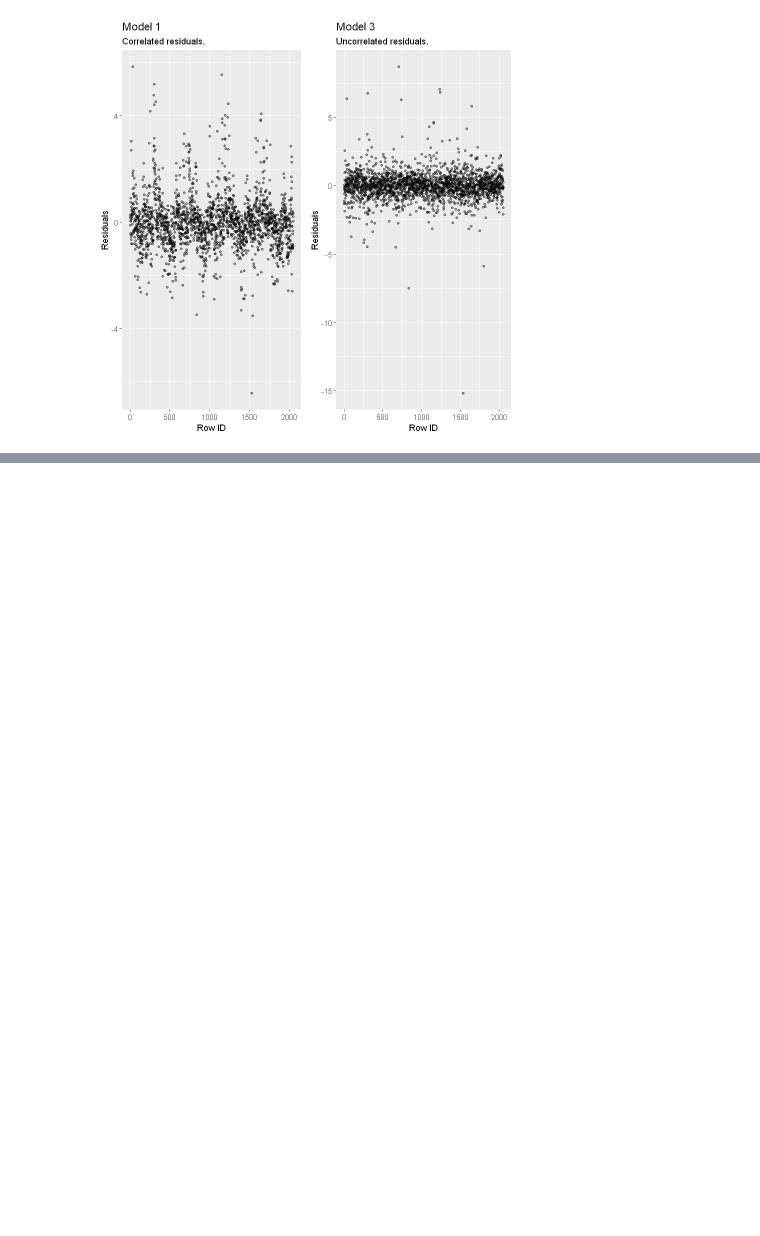
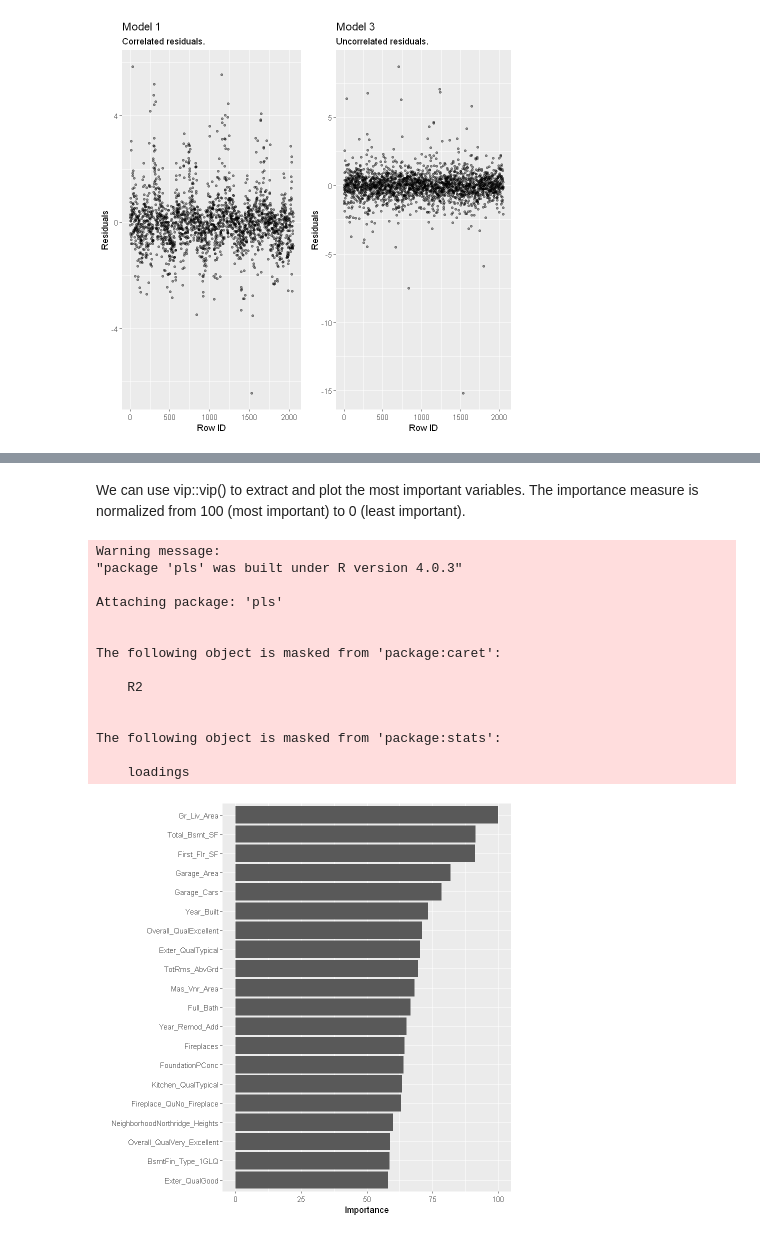
Before and after one commit to summerofgeorge/homlr, a Jupyter notebook: ch-4.ipynb, the cells around one changed output, grey strips where cells are left out. Cells and saved outputs as stored; diff of their text form; code cells hidden in the pictures; blank space fills up the shorter version.

```diff
--- a/ch-4.ipynb
+++ b/ch-4.ipynb
@@ -328,0 +467,22 @@ Warning message:
+# %% [markdown]
+We can use vip::vip() to extract and plot the most important variables. The
+importance measure is normalized from 100 (most important) to 0 (least
+important).
+# %%
+vip(cv_model_pls, num_features = 20, method = "model")
+# %% [output]
+Warning message:
+"package 'pls' was built under R version 4.0.3"
+
+Attaching package: 'pls'
+
+
+The following object is masked from 'package:caret':
+
+    R2
+
+
+The following object is masked from 'package:stats':
+
+    loadings
+[figure, added]
```
Also changed, not shown: parts of 13 cells of this notebook, 6 other files.
